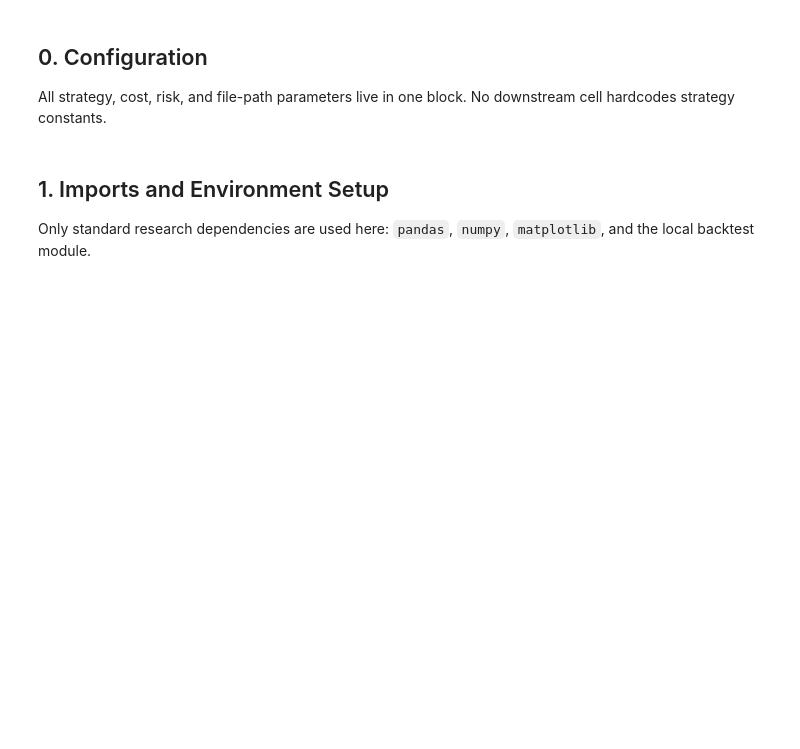
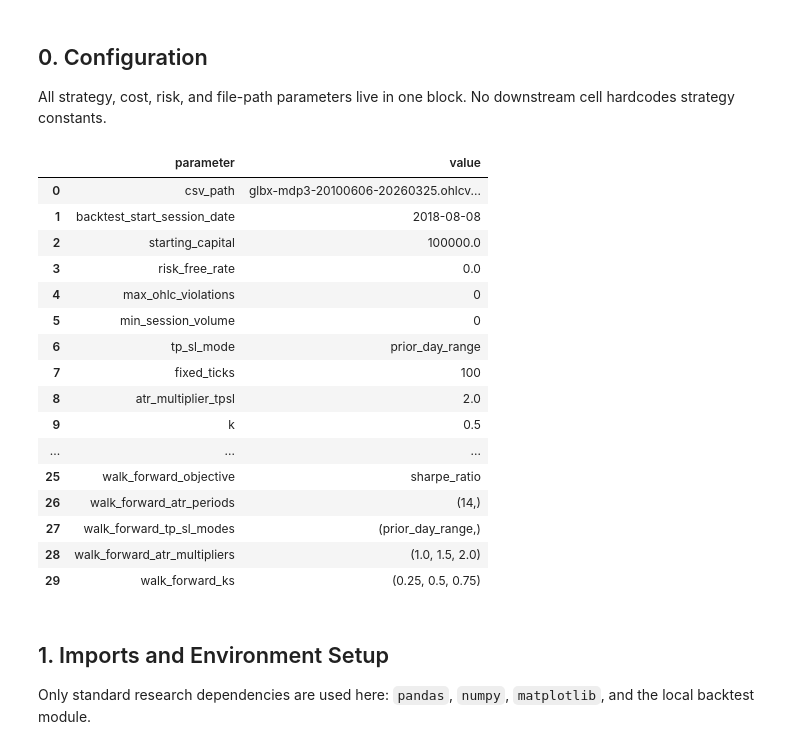
Before and after one commit to LuthHaidar/gold_break, a Jupyter notebook: gold_breakout_backtest.ipynb, the cells around one changed output. Cells and saved outputs as stored; diff of their text form; code cells hidden in the pictures; blank space fills up the shorter version.

```diff
--- a/gold_breakout_backtest.ipynb
+++ b/gold_breakout_backtest.ipynb
@@ -16,29 +16,49 @@ This notebook implements the approved GC Globex breakout backtest as a productio
 
 All strategy, cost, risk, and file-path parameters live in one block. No downstream cell hardcodes strategy constants.
 # %%
+import importlib
 from pathlib import Path
 
-from gold_breakout_backtest import (
-    config_frame,
-    make_default_config,
-)
+import gold_breakout_backtest as backtest_module
+
+backtest_module = importlib.reload(backtest_module)
+config_frame = backtest_module.config_frame
+make_default_config = backtest_module.make_default_config
 
 config = make_default_config(
     csv_path=Path("glbx-mdp3-20100606-20260325.ohlcv-1h.csv"),
     backtest_start_session_date="2018-08-08",
     starting_capital=100_000.0,
     risk_free_rate=0.0,
     min_session_volume=0,
-    tp_sl_mode="prior_day_range",
+    tp_sl_mode="prior_day_range", # "symmetric_fixed", "atr_based", "prior_day_range"
     fixed_ticks=100,
     atr_multiplier_tpsl=2.0,
     k=0.50,
     atr_period=14,
     atr_multiplier=1.5,
     risk_fraction=0.01,
 )
 
 config_frame(config)
+# %% [output]
+|  | parameter | value |
+| 0 | csv_path | glbx-mdp3-20100606-20260325.ohlcv... |
+| 1 | backtest_start_session_date | 2018-08-08 |
+| 2 | starting_capital | 100000.0 |
+| 3 | risk_free_rate | 0.0 |
+| 4 | max_ohlc_violations | 0 |
+| 5 | min_session_volume | 0 |
+| 6 | tp_sl_mode | prior_day_range |
+| 7 | fixed_ticks | 100 |
+| 8 | atr_multiplier_tpsl | 2.0 |
+| 9 | k | 0.5 |
+| ... | ... | ... |
+| 25 | walk_forward_objective | sharpe_ratio |
+| 26 | walk_forward_atr_periods | (14,) |
+| 27 | walk_forward_tp_sl_modes | (prior_day_range,) |
+| 28 | walk_forward_atr_multipliers | (1.0, 1.5, 2.0) |
+| 29 | walk_forward_ks | (0.25, 0.5, 0.75) |
 # %% [markdown]
 ## 1. Imports and Environment Setup
 
```
Also changed, not shown: parts of 14 cells of this notebook, 1 other file.
